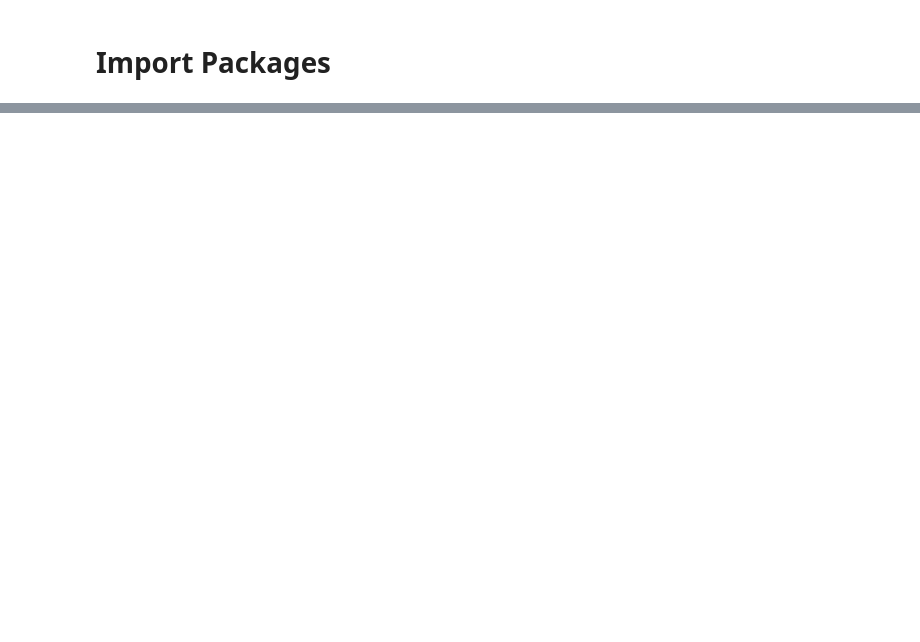
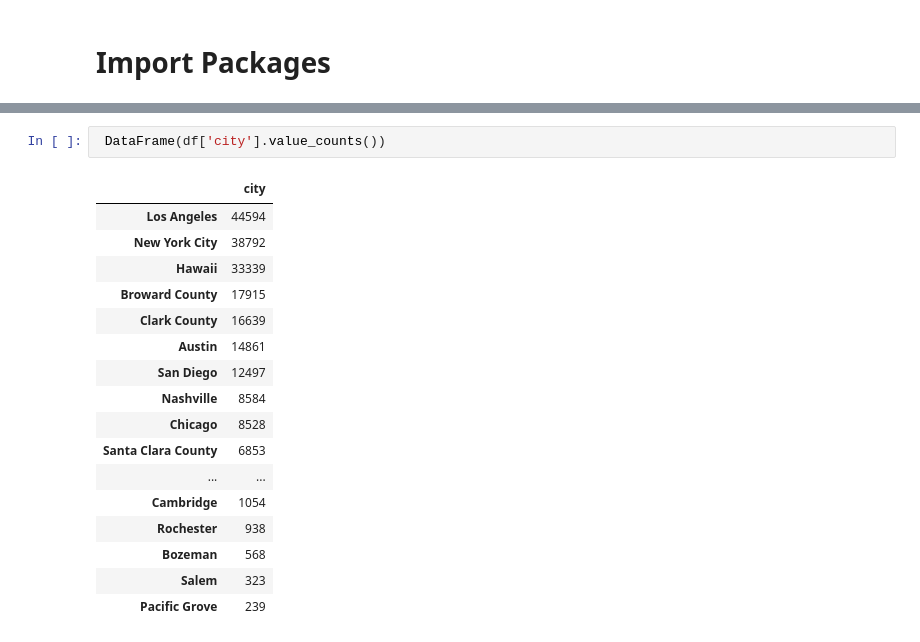
Before and after one commit to clairesarraille/airbnb_price_prediction, a Jupyter notebook: 03_Colab.ipynb, the cells around one changed output, grey strips where cells are left out. Drawn from its saved outputs; the diff is of its cells as text; blank space fills up the shorter version.

```diff
--- a/03_Colab.ipynb
+++ b/03_Colab.ipynb
@@ -55,0 +196,20 @@ df = pd.read_pickle("/content/drive/MyDrive/capstone_data/cleaned_data.pkl")
+# %%
+ DataFrame(df['city'].value_counts())
+# %% [output]
+|  | city |
+| Los Angeles | 44594 |
+| New York City | 38792 |
+| Hawaii | 33339 |
+| Broward County | 17915 |
+| Clark County | 16639 |
+| Austin | 14861 |
+| San Diego | 12497 |
+| Nashville | 8584 |
+| Chicago | 8528 |
+| Santa Clara County | 6853 |
+| ... | ... |
+| Cambridge | 1054 |
+| Rochester | 938 |
+| Bozeman | 568 |
+| Salem | 323 |
+| Pacific Grove | 239 |
```
Also changed, not shown: parts of 45 cells of this notebook.
